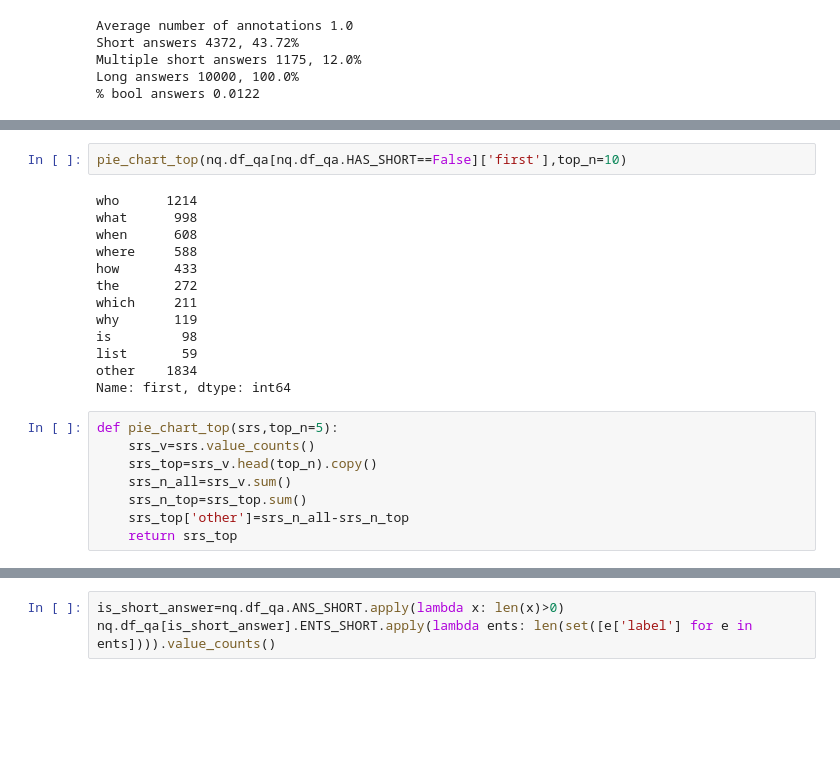
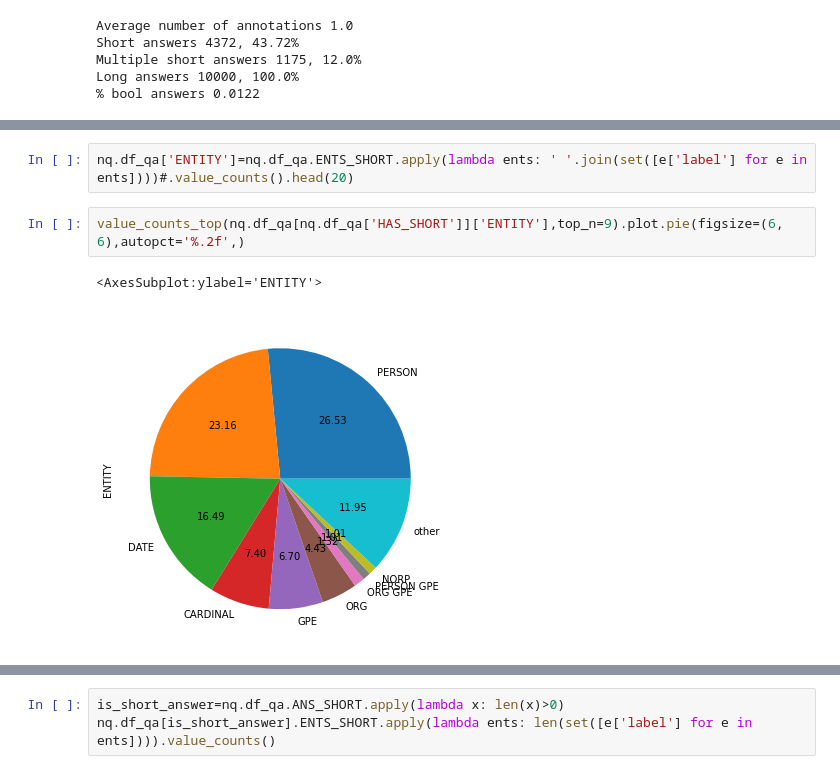
Before and after one commit to md-experiments/qa, a Jupyter notebook: Natural_Questions.ipynb, the cells around one changed output, grey strips where cells are left out. Cells and saved outputs as stored; diff of their text form; blank space fills up the shorter version.

```diff
--- a/Natural Questions.ipynb
+++ b/Natural_Questions.ipynb
@@ -48,27 +51,11 @@ pie_chart_top(nq.df_qa[nq.df_qa.HAS_SHORT==False]['first'],top_n=9).plot.pie(fig
 # %% [output]
 <AxesSubplot:ylabel='first'>
 [figure]
+# %%
+nq.df_qa['ENTITY']=nq.df_qa.ENTS_SHORT.apply(lambda ents: ' '.join(set([e['label'] for e in ents])))#.value_counts().head(20)
 # %%
-pie_chart_top(nq.df_qa[nq.df_qa.HAS_SHORT==False]['first'],top_n=10)
+value_counts_top(nq.df_qa[nq.df_qa['HAS_SHORT']]['ENTITY'],top_n=9).plot.pie(figsize=(6, 6),autopct='%.2f',)
 # %% [output]
-who      1214
-what      998
-when      608
-where     588
-how       433
-the       272
-which     211
-why       119
-is         98
-list       59
-other    1834
-Name: first, dtype: int64
+<AxesSubplot:ylabel='ENTITY'>
+[figure, added]
-# %%
-def pie_chart_top(srs,top_n=5):
-    srs_v=srs.value_counts()
-    srs_top=srs_v.head(top_n).copy()
-    srs_n_all=srs_v.sum()
-    srs_n_top=srs_top.sum()
-    srs_top['other']=srs_n_all-srs_n_top
-    return srs_top
 # %%
```
Also changed, not shown: parts of 11 cells of this notebook, 10 other files.
